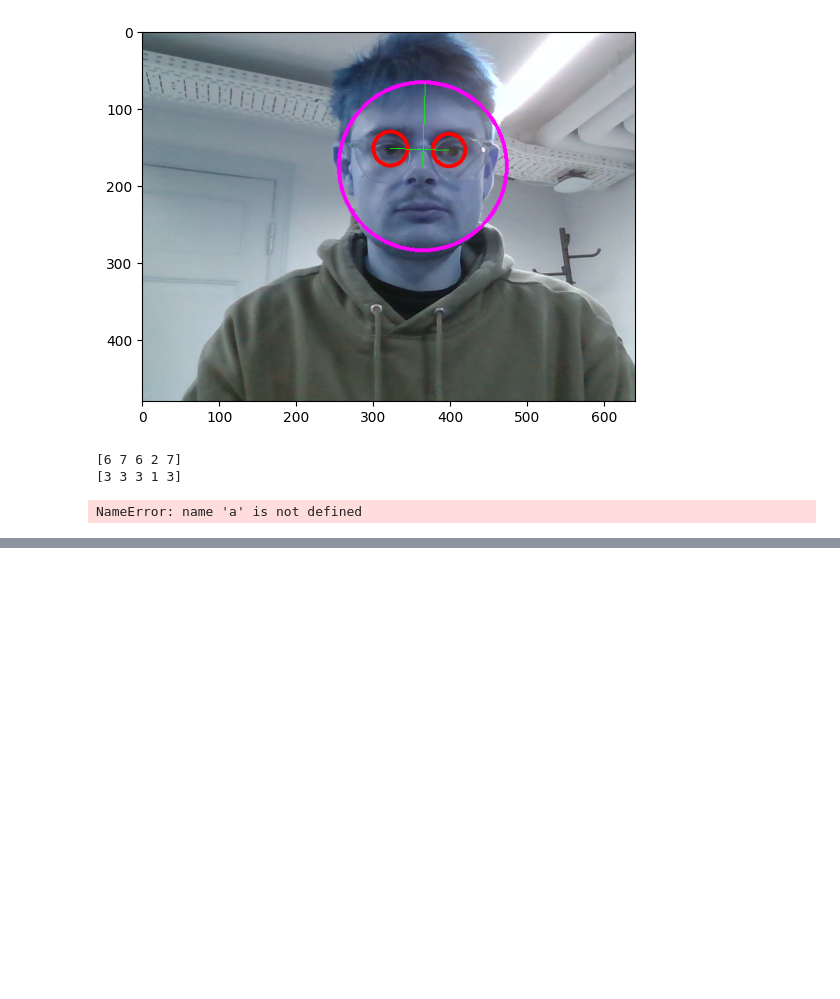
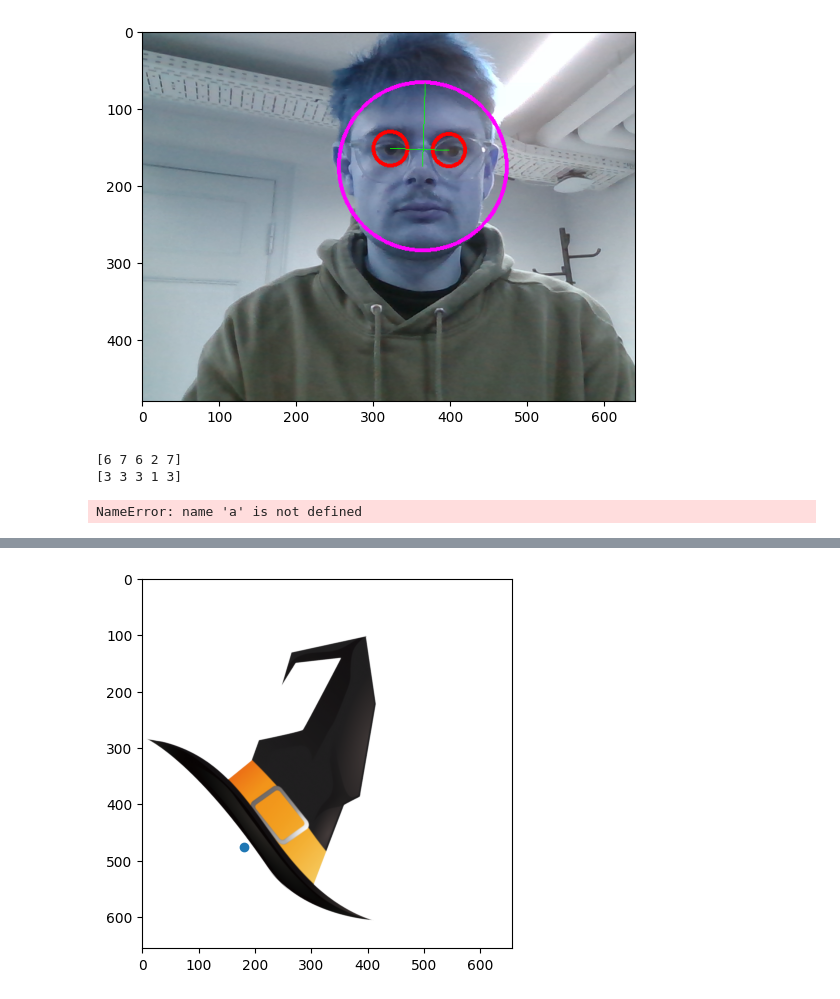
Before and after one commit to ludvikpet/02503-grind, a Jupyter notebook: max/exercises/Ex10-Viola-Jones/old_prototypes/image_overlay.ipynb, the cells around one changed output, grey strips where cells are left out. Cells and saved outputs as stored; diff of their text form; code cells hidden in the pictures; blank space fills up the shorter version.

```diff
--- a/max/exercises/Ex10-Viola-Jones/old_prototypes/image_overlay.ipynb
+++ b/max/exercises/Ex10-Viola-Jones/old_prototypes/image_overlay.ipynb
@@ -274,0 +368,79 @@ NameError: name 'a' is not defined
+# %%
+import numpy as np
+
+def rotated_anchor_and_new_shape(image_shape, theta_deg, anchor, center=None):
+    """
+    image_shape: (rows, cols) from image.shape
+    theta_deg: rotation angle in degrees, positive = counterclockwise (math sense)
+    anchor: (x, y) as (col, row) coordinates in original image
+    center: rotation center as (x, y). If None, center = image center (cols/2, rows/2)
+    Returns:
+      new_shape: (new_rows, new_cols) as ints
+      anchor_new: (x_new, y_new) coordinates of anchor in rotated/resized image (floats)
+      translation: (tx, ty) used (i.e. -min_x, -min_y)
+      rotated_corner_coords: array shape (4,2) of rotated corners before translation
+    """
+    rows, cols = image_shape[0], image_shape[1]
+    if center is None:
+        center = np.array([cols / 2.0, rows / 2.0])  # assume centre rotation
+
+    # use radians
+    theta = np.deg2rad(theta_deg)
+    # rotation matrix for image coordinates (x right, y down)
+    R = np.array([[np.cos(theta),  np.sin(theta)],
+                  [-np.sin(theta), np.cos(theta)]])
+
+    # corners in (x, y) = (col, row)
+    corners = np.array([
+        [0.0, 0.0],       # top-left
+        [cols, 0.0],      # top-right
+        [cols, rows],     # bottom-right
+        [0.0, rows]       # bottom-left
+    ])
+
+    # rotate corners about center: p' = R (p - c) + c
+    rotated = (R @ (corners.T - center.reshape(2,1))).T + center.reshape(1,2)
+
+    # bounding box
+    min_x, min_y = rotated[:,0].min(), rotated[:,1].min()
+    max_x, max_y = rotated[:,0].max(), rotated[:,1].max()
+
+    new_width = max_x - min_x   # in pixels, float
+    new_height = max_y - min_y  # in pixels, float
+
+    # translation applied by resize=True (so that min_x, min_y becomes new origin 0,0)
+    translation = np.array([-min_x, -min_y])
+
+    # rotated anchor
+    anchor = np.array(anchor, dtype=float)
+    anchor_rot = (R @ (anchor - center)) + center  # rotated about center
+    anchor_new = anchor_rot + translation
+
+    # return integer new shape in (rows, cols) order
+    new_rows = int(np.ceil(new_height))
+    new_cols = int(np.ceil(new_width))
+
+    return (new_rows, new_cols), anchor_new, translation, rotated
+
+
+rows, cols = object_im.shape[0], object_im.shape[1]
+anchor = np.array([cols//2, rows])   # note: if you want exact pixel center might be cols/2, rows-1, etc.
+center = anchor  # if you rotate about that anchor
+theta = -45
+rot_im = rotate(object_im,theta,resize=True, center=(anchor_point[0],anchor_point[1]))
+
+new_shape, anchor_new, translation, rotated_corners = rotated_anchor_and_new_shape(
+    image_shape=object_im.shape,
+    theta_deg=theta,
+    anchor=anchor,
+    center=center
+)
+
+print("old shape (rows,cols):", object_im.shape[:2])
+print("new shape (rows,cols):", new_shape)
+print("anchor new coords (x,y):", anchor_new)   # x=col, y=row in new image
+print("translation (tx,ty):", translation)
+
+plt.imshow(rot_im)
+plt.scatter(anchor_new[0],anchor_new[1])
+# %% [output]
@@ -274,0 +452 @@ NameError: name 'a' is not defined
+[figure, added]
```
Also changed, not shown: parts of 8 cells of this notebook, 1 other file.
